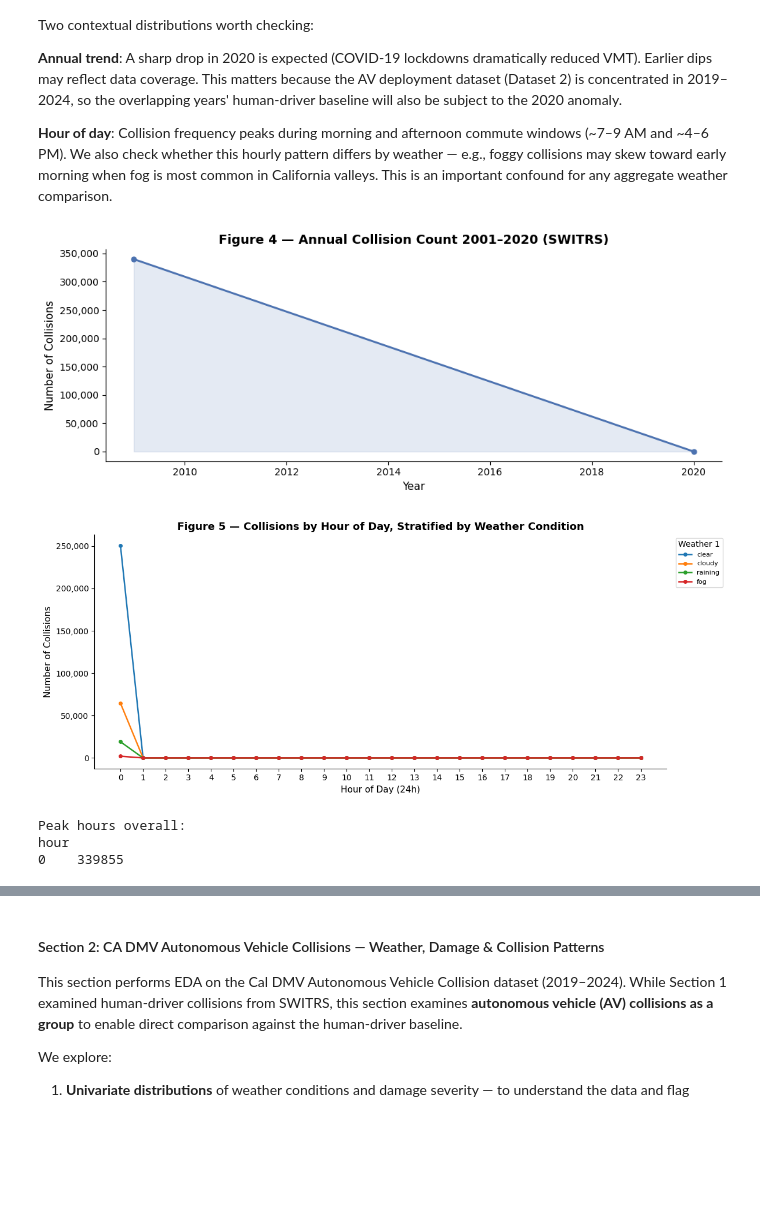
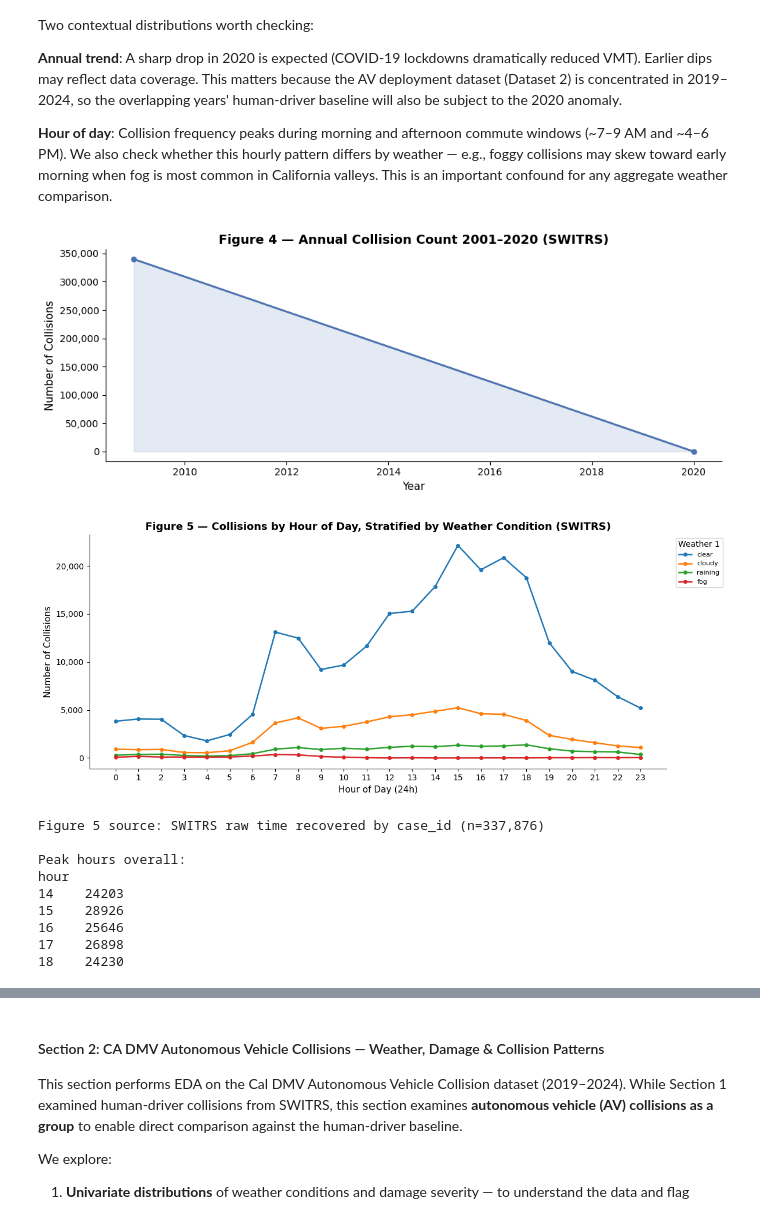
Before and after one commit to COGS108/Group094_WI26, a Jupyter notebook: 02-EDACheckpoint.ipynb, the cells around one changed output, grey strips where cells are left out. Drawn from its saved outputs; the diff is of its cells as text; code cells hidden in the pictures; blank space fills up the shorter version.

```diff
--- a/02-EDACheckpoint.ipynb
+++ b/02-EDACheckpoint.ipynb
@@ -1077,49 +1091,63 @@ Two contextual distributions worth checking:
 # %%
 import os; os.makedirs("results", exist_ok=True)
 
-# Derive year / hour if not already present (they were created after the parquet was saved)
+# Derive year from SWITRS for trend figure
 if 'year' not in switrs.columns:
     switrs['year'] = pd.to_datetime(switrs['collision_date'], errors='coerce').dt.year
-
-if 'hour' not in switrs.columns:
-    switrs['hour'] = (
-        pd.to_numeric(switrs['collision_time'], errors='coerce')
-        .fillna(0) // 100
-    ).astype(int).clip(0, 23)
 
 fig_trend = eu.plot_time_trend(
     switrs,
     year_col='year',
     title="Figure 4 — Annual Collision Count 2001–2020 (SWITRS)",
     color="#4C72B0",
     figsize=(10, 4)
 )
 plt.savefig("results/fig4_annual_trend.png", dpi=150, bbox_inches="tight")
 plt.show()
 
 # Annotate the 2020 drop
 annual = switrs['year'].value_counts().sort_index()
 if 2019 in annual.index and 2020 in annual.index:
     pct_drop = (annual[2019] - annual[2020]) / annual[2019] * 100
     print(f"2019 → 2020 drop: {annual[2019]:,} → {annual[2020]:,}  ({pct_drop:.1f}% decrease — COVID-19 VMT reduction)")
 
-# Hour-of-day: overall + by weather (top 4)
-fig_hour = eu.plot_hourly_dist(
-    switrs,
-    hour_col='hour',
-    hue_col='weather_1',
-    top_hue_n=4,
-    title="Figure 5 — Collisions by Hour of Day, Stratified by Weather Condition",
-    figsize=(12, 5)
-)
-plt.savefig("results/fig5_hourly_by_weather.png", dpi=150, bbox_inches="tight")
-plt.show()
+# Figure 5: SWITRS-only hourly pattern (recover hour from raw SWITRS file)
+try:
+    raw_time = pd.read_parquet('data/00-raw/switrs_raw.parquet', columns=['case_id', 'collision_time'])
+    raw_time['hour'] = pd.to_datetime(raw_time['collision_time'], format='%H:%M:%S', errors='coerce').dt.hour
+    hour_map = raw_time.drop_duplicates('case_id').set_index('case_id')['hour']
 
-print("\nPeak hours overall:")
-print(switrs['hour'].value_counts().head(5).sort_index().to_string())
+    plot_df = switrs.copy()
+    plot_df['hour'] = plot_df['case_id'].map(hour_map)
+    plot_df = plot_df[plot_df['hour'].between(0, 23)].copy()
+    plot_df['hour'] = plot_df['hour'].astype(int)
+
+    fig_hour = eu.plot_hourly_dist(
+        plot_df,
+        hour_col='hour',
+        hue_col='weather_1',
+        top_hue_n=4,
+        title="Figure 5 — Collisions by Hour of Day, Stratified by Weather Condition (SWITRS)",
+        figsize=(12, 5)
+    )
+    plt.savefig("results/fig5_hourly_by_weather.png", dpi=150, bbox_inches="tight")
+    plt.show()
+
+    print(f"Figure 5 source: SWITRS raw time recovered by case_id (n={len(plot_df):,})")
+    print("\nPeak hours overall:")
+    print(plot_df['hour'].value_counts().head(5).sort_index().to_string())
+
+except Exception as e:
+    print(f"Could not recover SWITRS time data for Figure 5: {e}")
 # %% [output]
 [figure]
-[figure, old version]
+[figure, new version]
+Figure 5 source: SWITRS raw time recovered by case_id (n=337,876)
+
 Peak hours overall:
 hour
-0    339855
+14    24203
+15    28926
+16    25646
+17    26898
+18    24230
```
Also changed, not shown: parts of 10 cells of this notebook, 7 other files.
